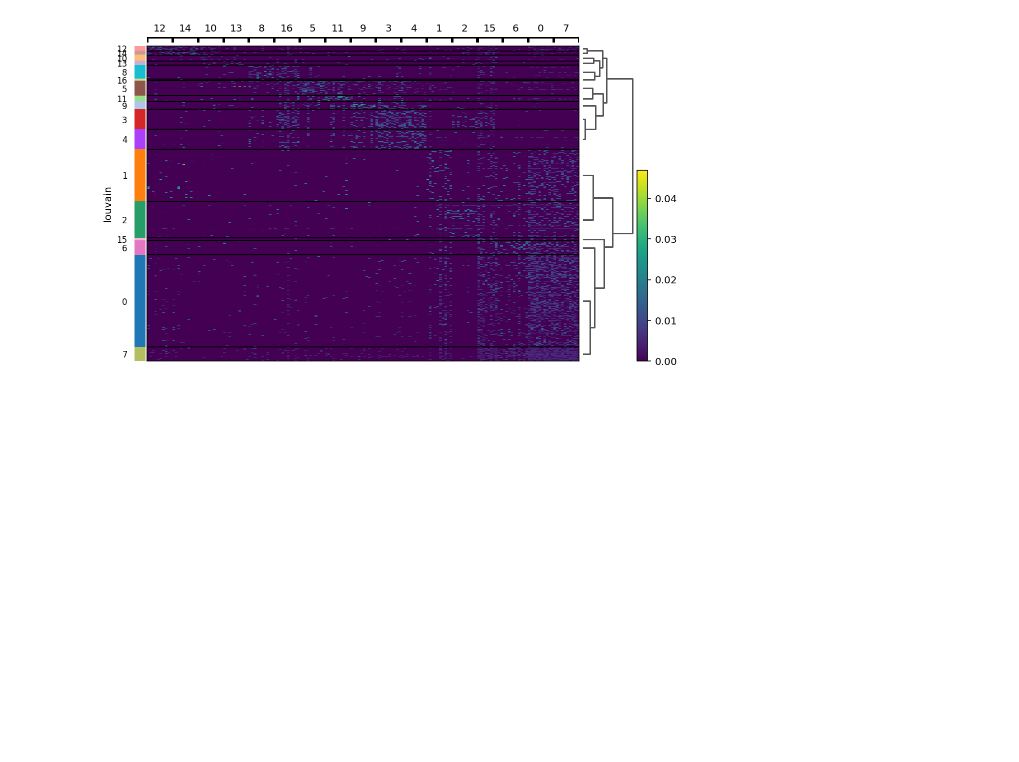
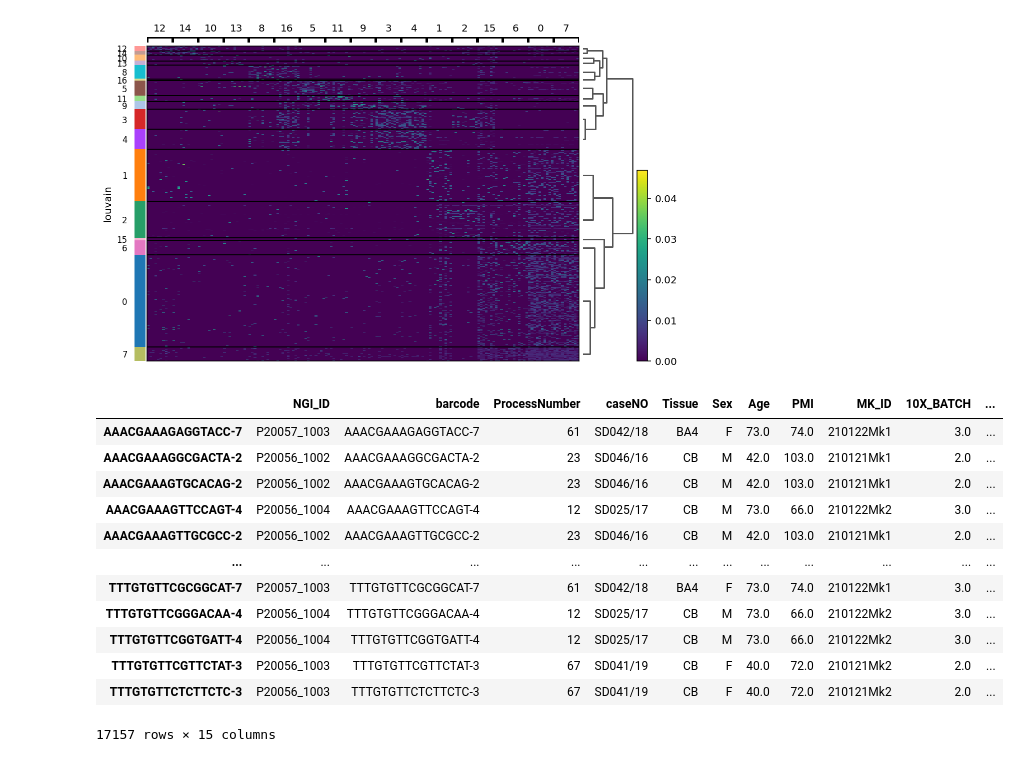
Before and after one commit to mkabbe/snATACnanoCT_AdultHumanCNS, a Jupyter notebook: src/LSI-2_analysis_merged_peak_matrix.ipynb, the cells around one changed output. Cells and saved outputs as stored; diff of their text form; code cells hidden in the pictures; blank space fills up the shorter version.

```diff
--- a/src/LSI-2_analysis_merged_peak_matrix.ipynb
+++ b/src/LSI-2_analysis_merged_peak_matrix.ipynb
@@ -96,2 +101,20 @@ WARNING: Gene labels are not shown when more than 50 genes are visualized. To sh
 # %%
 adata.write("data/210302_LSI-2_RESULTS_merged_peak_matrix.h5ad")
+# %%
+adata = ad.read("data/epi/feature_matrices/210302_LSI-2_RESULTS_merged_peak_matrix.h5ad")
+# %%
+adata.obs
+# %% [output]
+|  | NGI_ID | barcode | ProcessNumber | caseNO | Tissue | Sex | Age | PMI | MK_ID | 10X_BATCH | ... |
+| AAACGAAAGAGGTACC-7 | P20057_1003 | AAACGAAAGAGGTACC-7 | 61 | SD042/18 | BA4 | F | 73.0 | 74.0 | 210122Mk1 | 3.0 | ... |
+| AAACGAAAGGCGACTA-2 | P20056_1002 | AAACGAAAGGCGACTA-2 | 23 | SD046/16 | CB | M | 42.0 | 103.0 | 210121Mk1 | 2.0 | ... |
+| AAACGAAAGTGCACAG-2 | P20056_1002 | AAACGAAAGTGCACAG-2 | 23 | SD046/16 | CB | M | 42.0 | 103.0 | 210121Mk1 | 2.0 | ... |
+| AAACGAAAGTTCCAGT-4 | P20056_1004 | AAACGAAAGTTCCAGT-4 | 12 | SD025/17 | CB | M | 73.0 | 66.0 | 210122Mk2 | 3.0 | ... |
+| AAACGAAAGTTGCGCC-2 | P20056_1002 | AAACGAAAGTTGCGCC-2 | 23 | SD046/16 | CB | M | 42.0 | 103.0 | 210121Mk1 | 2.0 | ... |
+| ... | ... | ... | ... | ... | ... | ... | ... | ... | ... | ... | ... |
+| TTTGTGTTCGCGGCAT-7 | P20057_1003 | TTTGTGTTCGCGGCAT-7 | 61 | SD042/18 | BA4 | F | 73.0 | 74.0 | 210122Mk1 | 3.0 | ... |
+| TTTGTGTTCGGGACAA-4 | P20056_1004 | TTTGTGTTCGGGACAA-4 | 12 | SD025/17 | CB | M | 73.0 | 66.0 | 210122Mk2 | 3.0 | ... |
+| TTTGTGTTCGGTGATT-4 | P20056_1004 | TTTGTGTTCGGTGATT-4 | 12 | SD025/17 | CB | M | 73.0 | 66.0 | 210122Mk2 | 3.0 | ... |
+| TTTGTGTTCGTTCTAT-3 | P20056_1003 | TTTGTGTTCGTTCTAT-3 | 67 | SD041/19 | CB | F | 40.0 | 72.0 | 210121Mk2 | 2.0 | ... |
+| TTTGTGTTCTCTTCTC-3 | P20056_1003 | TTTGTGTTCTCTTCTC-3 | 67 | SD041/19 | CB | F | 40.0 | 72.0 | 210121Mk2 | 2.0 | ... |
+17157 rows × 15 columns
```
Also changed, not shown: parts of 3 cells of this notebook, 2 other files.
